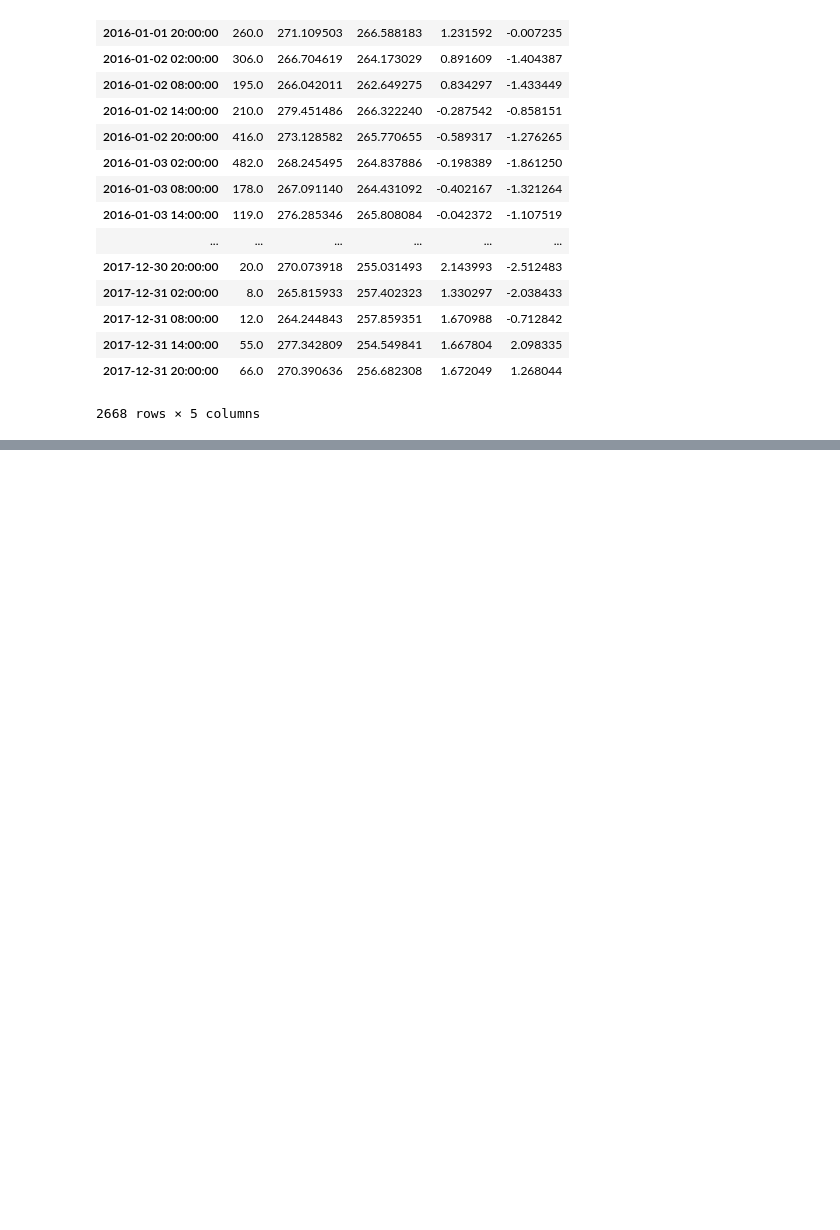
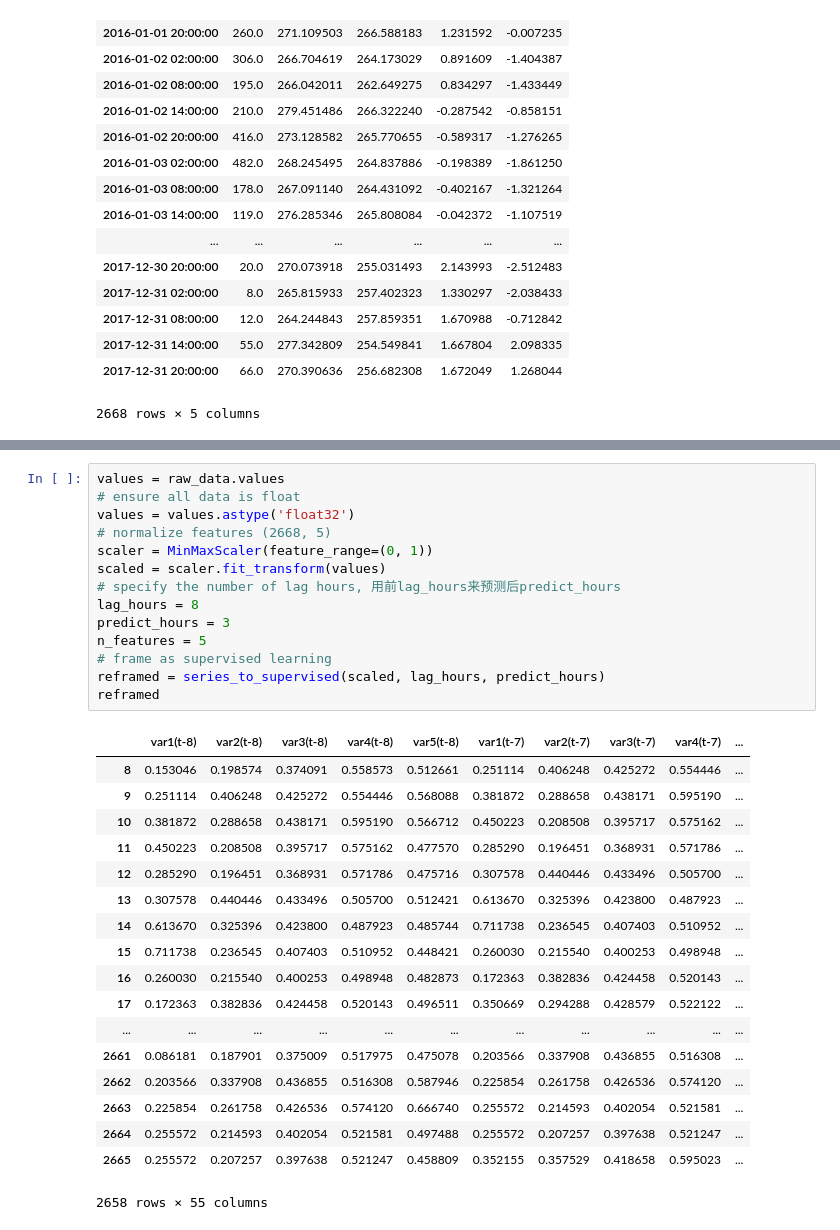
Before and after one commit to luoweimeng/Air-Quality, a Jupyter notebook: preprocess.ipynb, the cells around one changed output, grey strips where cells are left out. Cells and saved outputs as stored; diff of their text form; blank space fills up the shorter version.

```diff
--- a/preprocess.ipynb
+++ b/preprocess.ipynb
@@ -212,0 +262,33 @@ raw_data
+# %%
+values = raw_data.values
+# ensure all data is float
+values = values.astype('float32')
+# normalize features (2668, 5)
+scaler = MinMaxScaler(feature_range=(0, 1))
+scaled = scaler.fit_transform(values)
+# specify the number of lag hours, 用前lag_hours来预测后predict_hours
+lag_hours = 8
+predict_hours = 3
+n_features = 5
+# frame as supervised learning
+reframed = series_to_supervised(scaled, lag_hours, predict_hours)
+reframed
+# %% [output]
+|  | var1(t-8) | var2(t-8) | var3(t-8) | var4(t-8) | var5(t-8) | var1(t-7) | var2(t-7) | var3(t-7) | var4(t-7) | ... |
+| 8 | 0.153046 | 0.198574 | 0.374091 | 0.558573 | 0.512661 | 0.251114 | 0.406248 | 0.425272 | 0.554446 | ... |
+| 9 | 0.251114 | 0.406248 | 0.425272 | 0.554446 | 0.568088 | 0.381872 | 0.288658 | 0.438171 | 0.595190 | ... |
+| 10 | 0.381872 | 0.288658 | 0.438171 | 0.595190 | 0.566712 | 0.450223 | 0.208508 | 0.395717 | 0.575162 | ... |
+| 11 | 0.450223 | 0.208508 | 0.395717 | 0.575162 | 0.477570 | 0.285290 | 0.196451 | 0.368931 | 0.571786 | ... |
+| 12 | 0.285290 | 0.196451 | 0.368931 | 0.571786 | 0.475716 | 0.307578 | 0.440446 | 0.433496 | 0.505700 | ... |
+| 13 | 0.307578 | 0.440446 | 0.433496 | 0.505700 | 0.512421 | 0.613670 | 0.325396 | 0.423800 | 0.487923 | ... |
+| 14 | 0.613670 | 0.325396 | 0.423800 | 0.487923 | 0.485744 | 0.711738 | 0.236545 | 0.407403 | 0.510952 | ... |
+| 15 | 0.711738 | 0.236545 | 0.407403 | 0.510952 | 0.448421 | 0.260030 | 0.215540 | 0.400253 | 0.498948 | ... |
+| 16 | 0.260030 | 0.215540 | 0.400253 | 0.498948 | 0.482873 | 0.172363 | 0.382836 | 0.424458 | 0.520143 | ... |
+| 17 | 0.172363 | 0.382836 | 0.424458 | 0.520143 | 0.496511 | 0.350669 | 0.294288 | 0.428579 | 0.522122 | ... |
+| ... | ... | ... | ... | ... | ... | ... | ... | ... | ... | ... |
+| 2661 | 0.086181 | 0.187901 | 0.375009 | 0.517975 | 0.475078 | 0.203566 | 0.337908 | 0.436855 | 0.516308 | ... |
+| 2662 | 0.203566 | 0.337908 | 0.436855 | 0.516308 | 0.587946 | 0.225854 | 0.261758 | 0.426536 | 0.574120 | ... |
+| 2663 | 0.225854 | 0.261758 | 0.426536 | 0.574120 | 0.666740 | 0.255572 | 0.214593 | 0.402054 | 0.521581 | ... |
+| 2664 | 0.255572 | 0.214593 | 0.402054 | 0.521581 | 0.497488 | 0.255572 | 0.207257 | 0.397638 | 0.521247 | ... |
+| 2665 | 0.255572 | 0.207257 | 0.397638 | 0.521247 | 0.458809 | 0.352155 | 0.357529 | 0.418658 | 0.595023 | ... |
+2658 rows × 55 columns
```
Also changed, not shown: parts of 16 cells of this notebook, 1 other file.
